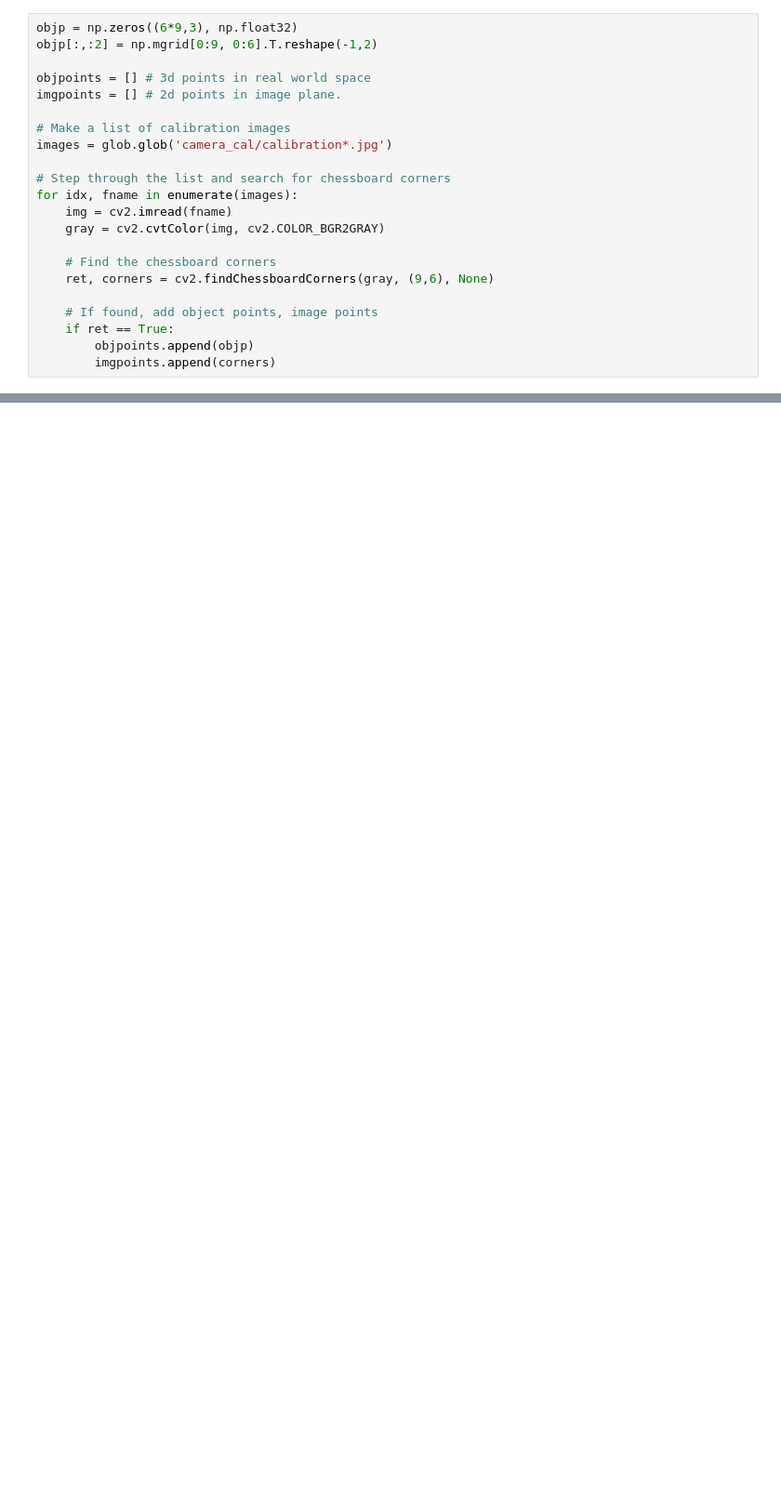
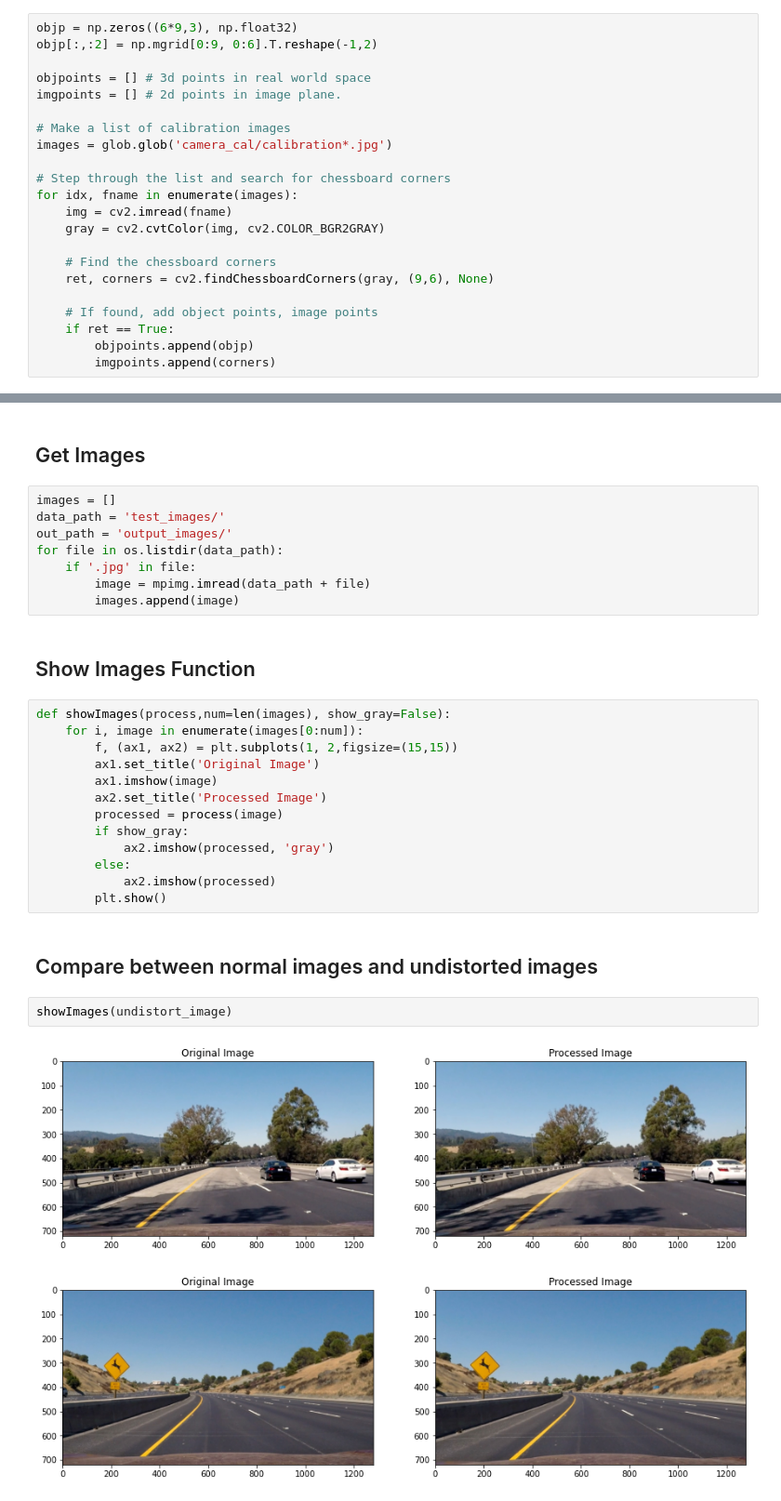
Before and after one commit to nouraan-ahmed/Curved-Lane-and-Vehicle-Detection, a Jupyter notebook: curved_lane_detection.ipynb, the cells around one changed output, grey strips where cells are left out. Shown at 93% size. Drawn from its saved outputs; the diff is of its cells as text; blank space fills up the shorter version.

Commit message:
comparison between before process and after process function

```diff
--- a/curved_lane_detection.ipynb
+++ b/curved_lane_detection.ipynb
@@ -37,3 +45,35 @@ cv2.imwrite('./output_images/chessboard_before_distortion.jpg', test_image)
 cv2.imwrite('./output_images/chessboard_after_distortion.jpg', undistort_image(test_image))
 # %% [output]
 True
+# %% [markdown]
+## Get Images
+# %%
+images = []
+data_path = 'test_images/'
+out_path = 'output_images/'
+for file in os.listdir(data_path):
+    if '.jpg' in file:
+        image = mpimg.imread(data_path + file)
+        images.append(image)
+# %% [markdown]
+## Show Images Function
+# %%
+def showImages(process,num=len(images), show_gray=False):
+    for i, image in enumerate(images[0:num]):
+        f, (ax1, ax2) = plt.subplots(1, 2,figsize=(15,15))
+        ax1.set_title('Original Image')
+        ax1.imshow(image)
+        ax2.set_title('Processed Image')
+        processed = process(image)
+        if show_gray:
+            ax2.imshow(processed, 'gray')
+        else:
+            ax2.imshow(processed)
+        plt.show()
+# %% [markdown]
+## Compare between normal images and undistorted images
+# %%
+showImages(undistort_image)
+# %% [output]
+[figure, added]
+[figure, added]
```
Also changed, not shown: parts of 6 cells of this notebook, 8 other files.
